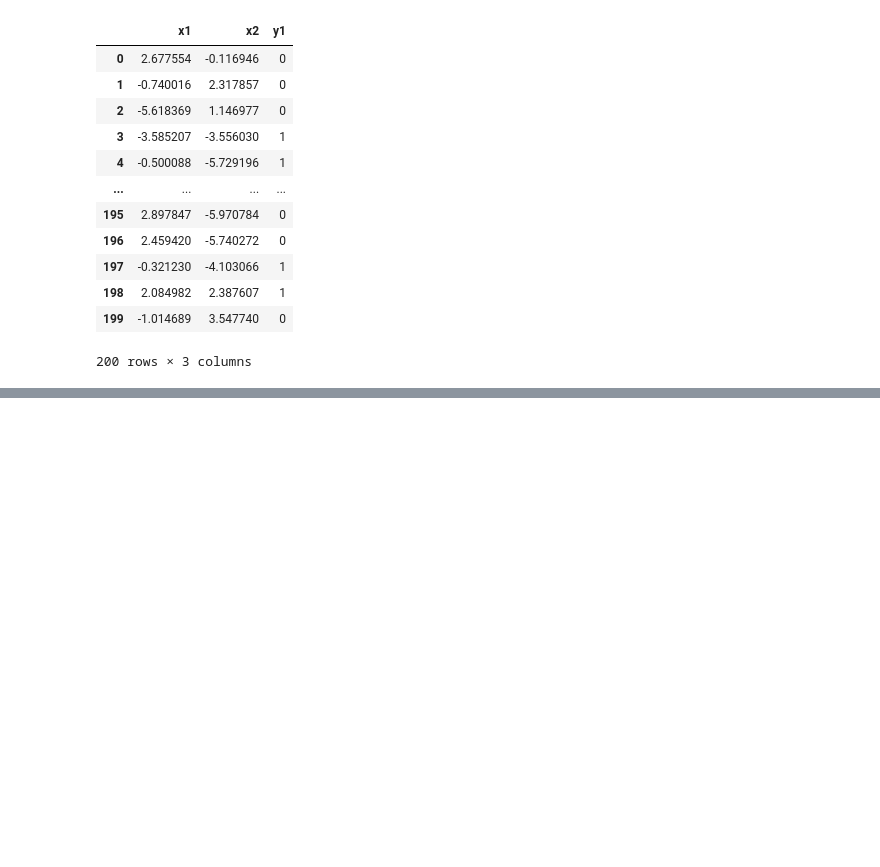
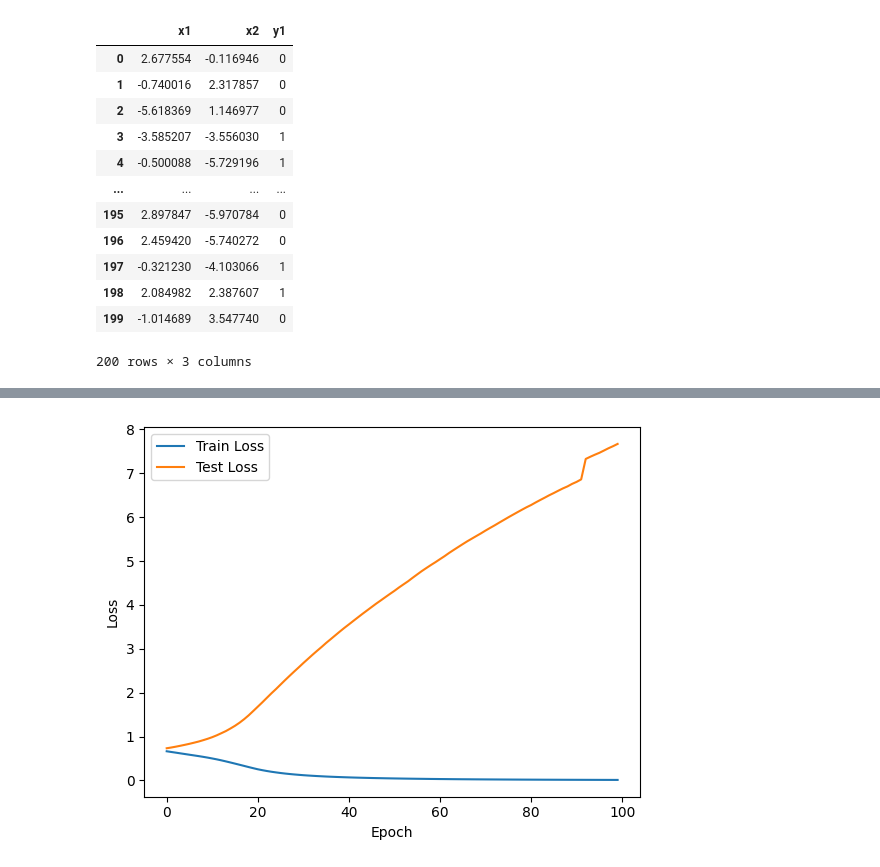
Before and after one commit to ES335-2024/ES335-2024-assignment-3-ml-dataninja, a Jupyter notebook: question_2.ipynb, the cells around one changed output, grey strips where cells are left out. Drawn from its saved outputs; the diff is of its cells as text; code cells hidden in the pictures; blank space fills up the shorter version.

```diff
--- a/question_2.ipynb
+++ b/question_2.ipynb
@@ -84,0 +109,71 @@ test_data
+# %%
+# Define custom dataset
+class CustomDataset(Dataset):
+    def __init__(self, features, labels):
+        self.features = features
+        self.labels = labels
+
+    def __len__(self):
+        return len(self.features)
+
+    def __getitem__(self, idx):
+        return self.features[idx], self.labels[idx]
+# %%
+# Shuffle train and test data
+train_data = train_data.sample(frac=1).reset_index(drop=True)
+test_data = test_data.sample(frac=1).reset_index(drop=True)
+
+# Define features and target variable
+X_train = train_data[['x1', 'x2']].values.astype(np.float32)
+y_train = train_data['y'].values.reshape(-1, 1).astype(np.float32)
+X_test = test_data[['x1', 'x2']].values.astype(np.float32)
+y_test = test_data['y1'].values.reshape(-1, 1).astype(np.float32)
+
+# Create DataLoader
+train_dataset = CustomDataset(X_train, y_train)
+test_dataset = CustomDataset(X_test, y_test)
+train_loader = DataLoader(train_dataset, batch_size=16, shuffle=True)
+test_loader = DataLoader(test_dataset, batch_size=16, shuffle=False)
+
+# Initialize the model, loss function, and optimizer
+model = MLP(input_size=2, hidden_size=8)
+criterion = nn.BCELoss()
+optimizer = optim.Adam(model.parameters(), lr=0.001)
+
+# Training loop
+epochs = 100
+train_losses = []
+test_losses = []
+for epoch in range(epochs):
+    model.train()
+    train_loss = 0.0
+    for inputs, labels in train_loader:
+        optimizer.zero_grad()
+        outputs = model(inputs)
+        loss = criterion(outputs, labels)
+        loss.backward()
+        optimizer.step()
+        train_loss += loss.item() * inputs.size(0)
+    train_loss /= len(train_loader.dataset)
+    train_losses.append(train_loss)
+
+    model.eval()
+    test_loss = 0.0
+    with torch.no_grad():
+        for inputs, labels in test_loader:
+            outputs = model(inputs)
+            loss = criterion(outputs, labels)
+            test_loss += loss.item() * inputs.size(0)
+        test_loss /= len(test_loader.dataset)
+        test_losses.append(test_loss)
+
+    print(f'Epoch {epoch+1}/{epochs}, Train Loss: {train_loss:.4f}, Test Loss: {test_loss:.4f}')
+
+# Plot training and test losses
+plt.plot(train_losses, label='Train Loss')
+plt.plot(test_losses, label='Test Loss')
+plt.xlabel('Epoch')
+plt.ylabel('Loss')
+plt.legend()
+plt.show()
+# %% [output]
@@ -84,0 +197 @@ test_data
+[figure, added]
```
Also changed, not shown: parts of 5 cells of this notebook.
